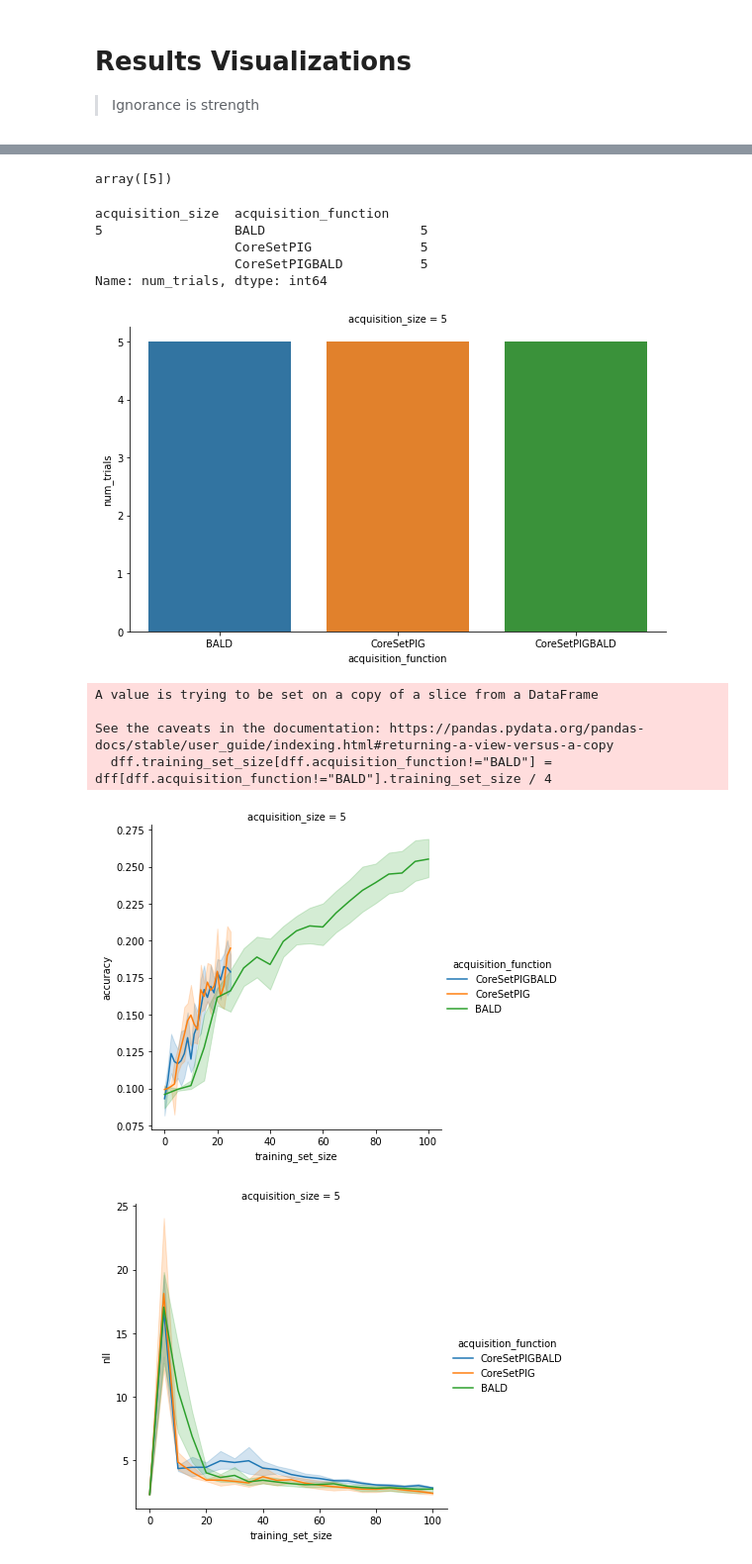
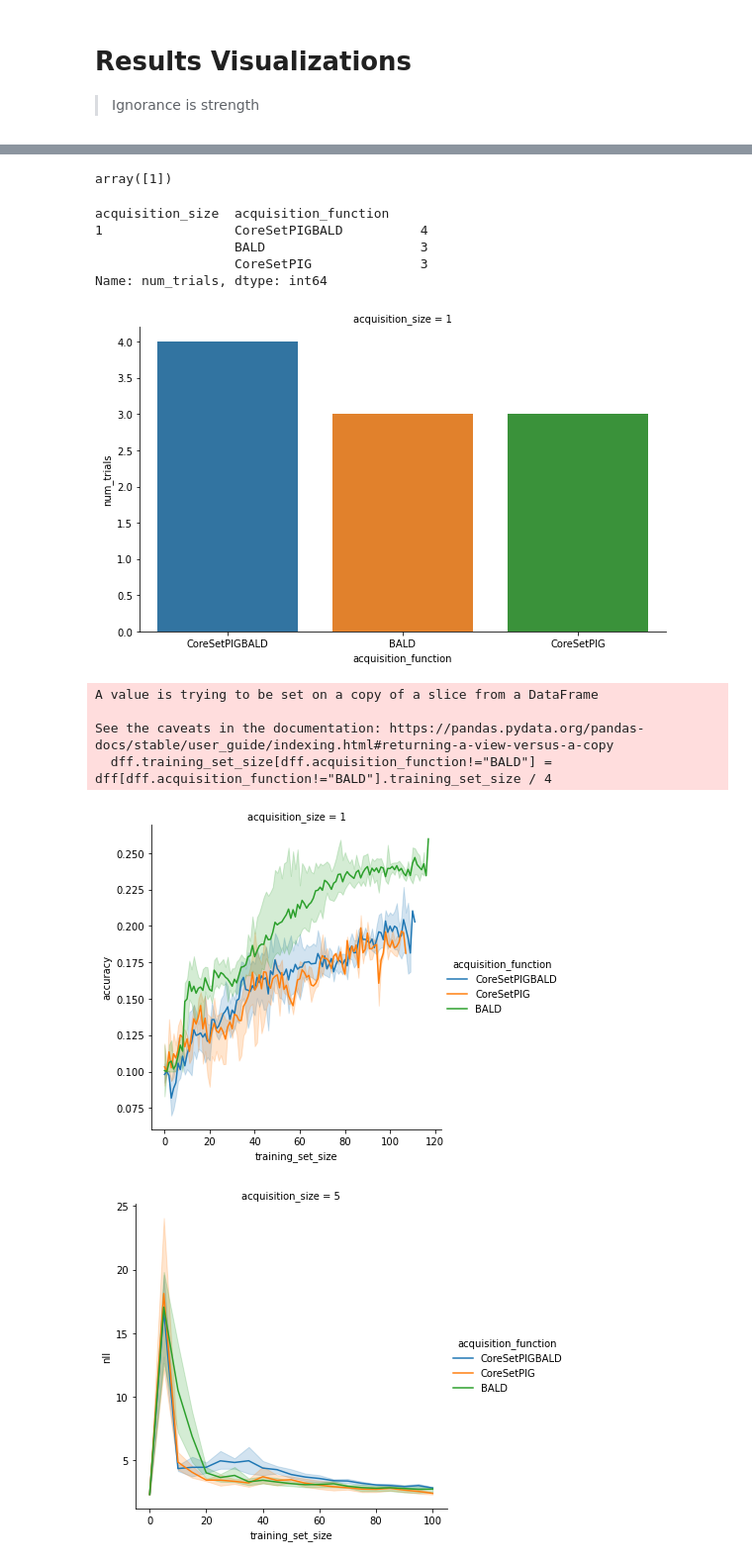
Before and after one commit to BlackHC/active_learning_redux, a Jupyter notebook: A_plots_cifar10_coreset_pig.ipynb, the cells around one changed output, grey strips where cells are left out. Shown at 99% size. Drawn from its saved outputs; the diff is of its cells as text; code cells hidden in the pictures.

Commit message:
More plots updated: EPIG-BALD to JEPIG.
CU-1ht6q9u

```diff
--- a/A_plots_cifar10_coreset_pig.ipynb
+++ b/A_plots_cifar10_coreset_pig.ipynb
@@ -176,7 +181,8 @@ def load_laaos_files(path=None, files=None, vanilla=False, tag=None, prefix=None
     else:
         return map_dict(stores, v=functools.partial(to_namedtuple, name="Result"))
 # %%
-results = load_laaos_files("./results/cifar10_coreset_pig")
+#results = load_laaos_files("./results/cifar10_coreset_pig")
+results = load_laaos_files("./batchbald_redux/results")
 # %%
 get_any(results).config
 # %% [output]
@@ -265,7 +266,7 @@ for file, result in results.items():
                 initial_set_size
                 + sum(1 if hasattr(step, "evaluation_metrics") else 0 for step in result.active_learning_steps)
                 * result.config.acquisition_size
-                < 99
+                < 50
             ):
                 print(len(result.active_learning_steps), file)
                 continue
@@ -309,7 +310,7 @@ df
 # %%
 df.acquisition_size.unique()
 # %% [output]
-array([5])
+array([1])
 # %%
 num_trials_by_acquisition_size_and_function = (
     df.query("training_set_size == 20").groupby("acquisition_size")["acquisition_function"].value_counts()
@@ -320,9 +321,9 @@ print(num_trials_by_acquisition_size_and_function)
 num_trials_by_acquisition_size_and_function = num_trials_by_acquisition_size_and_function.reset_index()
 # %% [output]
 acquisition_size  acquisition_function
-5                 BALD                    5
-                  CoreSetPIG              5
-                  CoreSetPIGBALD          5
+1                 CoreSetPIGBALD          4
+                  BALD                    3
+                  CoreSetPIG              3
 Name: num_trials, dtype: int64
 # %%
 grd = sns.catplot(
@@ -335,7 +336,7 @@ grd = sns.catplot(
 )
 grd.fig.patch.set_alpha(1)
 # %% [output]
-[figure, old version]
+[figure, new version]
 # %%
 dff = df.copy()
 # %%
@@ -348,17 +349,18 @@ See the caveats in the documentation: https://pandas.pydata.org/pandas-docs/stab
 # %%
 grd = sns.relplot(
     x="training_set_size",
     y="accuracy",
     col="acquisition_size",
     hue="acquisition_function",
-    data=dff, #[df.acquisition_function != "CoreSetPIGBALD"],
+    #data=df[df.acquisition_function != "CoreSetPIGBALD"],
+    data=df,
     kind="line",
     height=5,
 )
 
 grd.fig.patch.set_alpha(1)
 # %% [output]
-[figure, old version]
+[figure, new version]
 # %%
 #df.to_pickle("./plots_data/epig_vs_evalbald_bald.pkl")
 # %%
```
Also changed, not shown: parts of 6 cells of this notebook, 4 other files.
